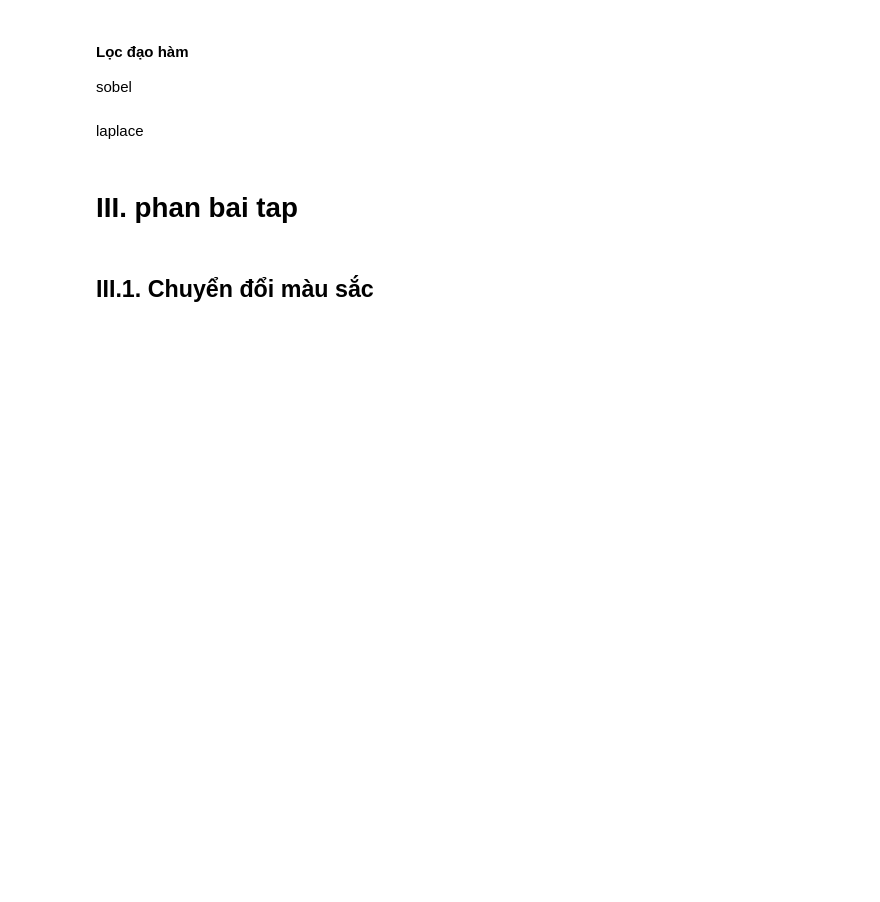
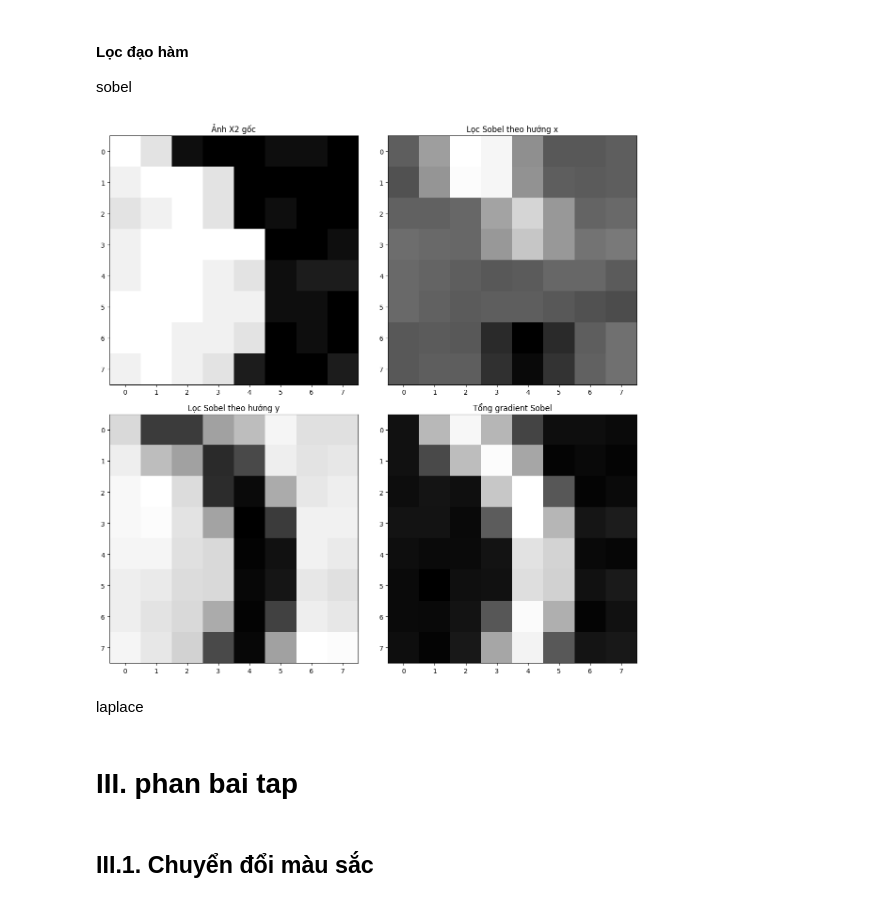
Before and after one commit to ndtwork/OpenCV-xu-ly-anh2.0, a Jupyter notebook: notebook/baitap.ipynb, the cells around one changed output. Saved outputs shown, nothing was run; the diff lists cells and outputs as text; code cells hidden in the pictures; blank space fills up the shorter version.

```diff
--- a/notebook/baitap.ipynb
+++ b/notebook/baitap.ipynb
@@ -146,32 +171,38 @@ sobel
 # %%
 from scipy.ndimage import sobel
 
 # Lọc Sobel theo hướng x
 sobel_x = sobel(X2, axis=0)
 
 # Lọc Sobel theo hướng y
 sobel_y = sobel(X2, axis=1)
 
 # Tổng gradient của Sobel
 sobel_total = np.hypot(sobel_x, sobel_y)
 
 # Hiển thị kết quả
-plt.figure(figsize=(12, 6))
+plt.figure(figsize=(12, 12))
 
-plt.subplot(1, 3, 1)
+plt.subplot(2, 2, 1)
+plt.imshow(X2, cmap='gray')
+plt.title('Ảnh X2 gốc')
+
+plt.subplot(2, 2, 2)
 plt.imshow(sobel_x, cmap='gray')
 plt.title('Lọc Sobel theo hướng x')
 
-plt.subplot(1, 3, 2)
+plt.subplot(2, 2, 3)
 plt.imshow(sobel_y, cmap='gray')
 plt.title('Lọc Sobel theo hướng y')
 
-plt.subplot(1, 3, 3)
+plt.subplot(2, 2, 4)
 plt.imshow(sobel_total, cmap='gray')
 plt.title('Tổng gradient Sobel')
 
 plt.tight_layout()
 plt.show()
+# %% [output]
+[figure, added]
 # %% [markdown]
 laplace
 # %%
```
Also changed, not shown: parts of 3 cells of this notebook.
